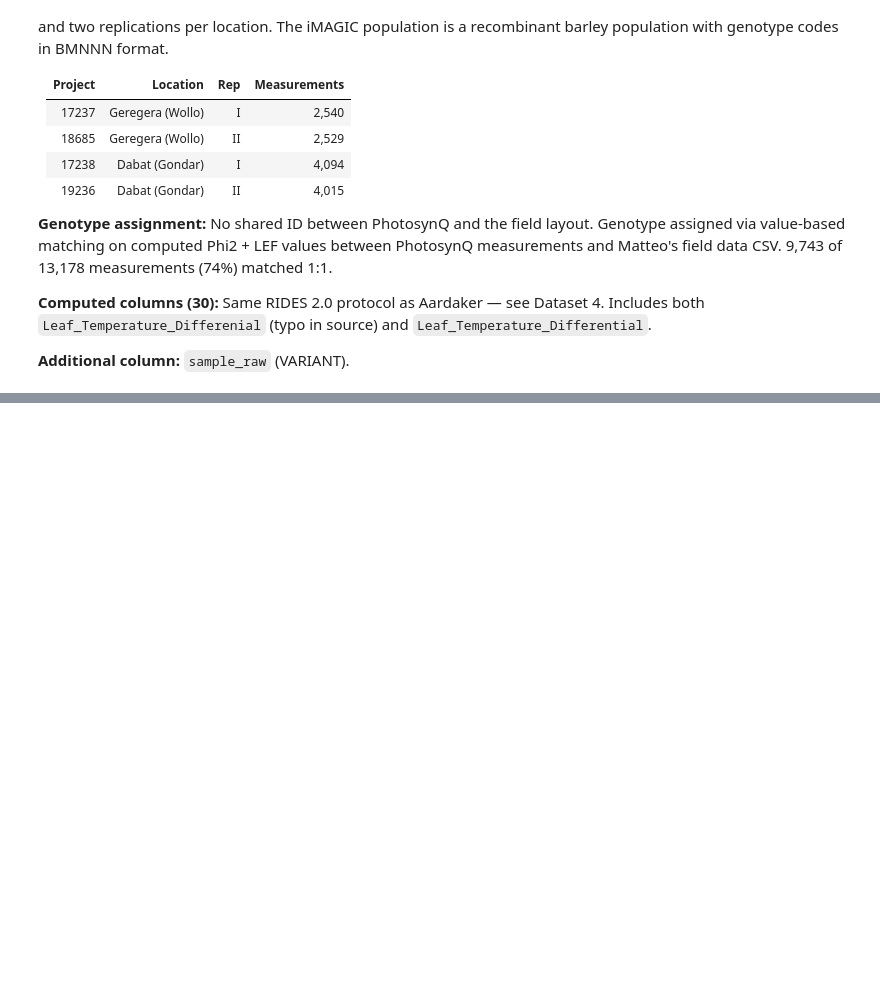
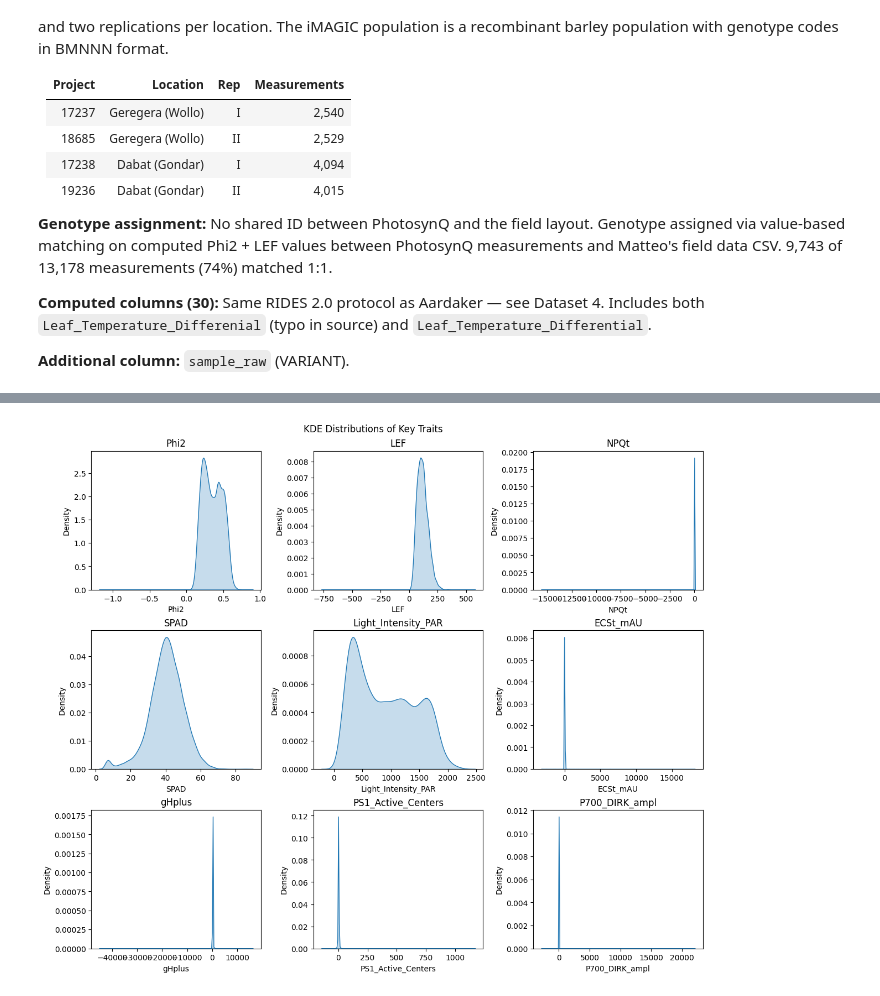
Before and after one commit to Computational-Biology-Aachen/2026-photosynthesis-hackathon-template, a Jupyter notebook: 06-barely-ethiopia.ipynb, the cells around one changed output, grey strips where cells are left out. Drawn from its saved outputs; the diff is of its cells as text; code cells hidden in the pictures; blank space fills up the shorter version.

```diff
--- a/06-barely-ethiopia.ipynb
+++ b/06-barely-ethiopia.ipynb
@@ -28,0 +65,21 @@
+# %%
+traits = [
+    "Phi2",
+    "LEF",
+    "NPQt",
+    "SPAD",
+    "Light_Intensity_PAR",
+    "ECSt_mAU",
+    "gHplus",
+    "PS1_Active_Centers",
+    "P700_DIRK_ampl",
+]
+
+fig, axes = plt.subplots(3, 3, figsize=(12, 10), layout="constrained")
+for ax, trait in zip(axes.flat, traits):
+    sns.kdeplot(data=df, x=trait, ax=ax, fill=True)
+    ax.set_title(trait)
+fig.suptitle("KDE Distributions of Key Traits")
+plt.show()
+# %% [output]
+[figure, added]
```
Also changed, not shown: parts of 13 cells of this notebook, 11 other files.
